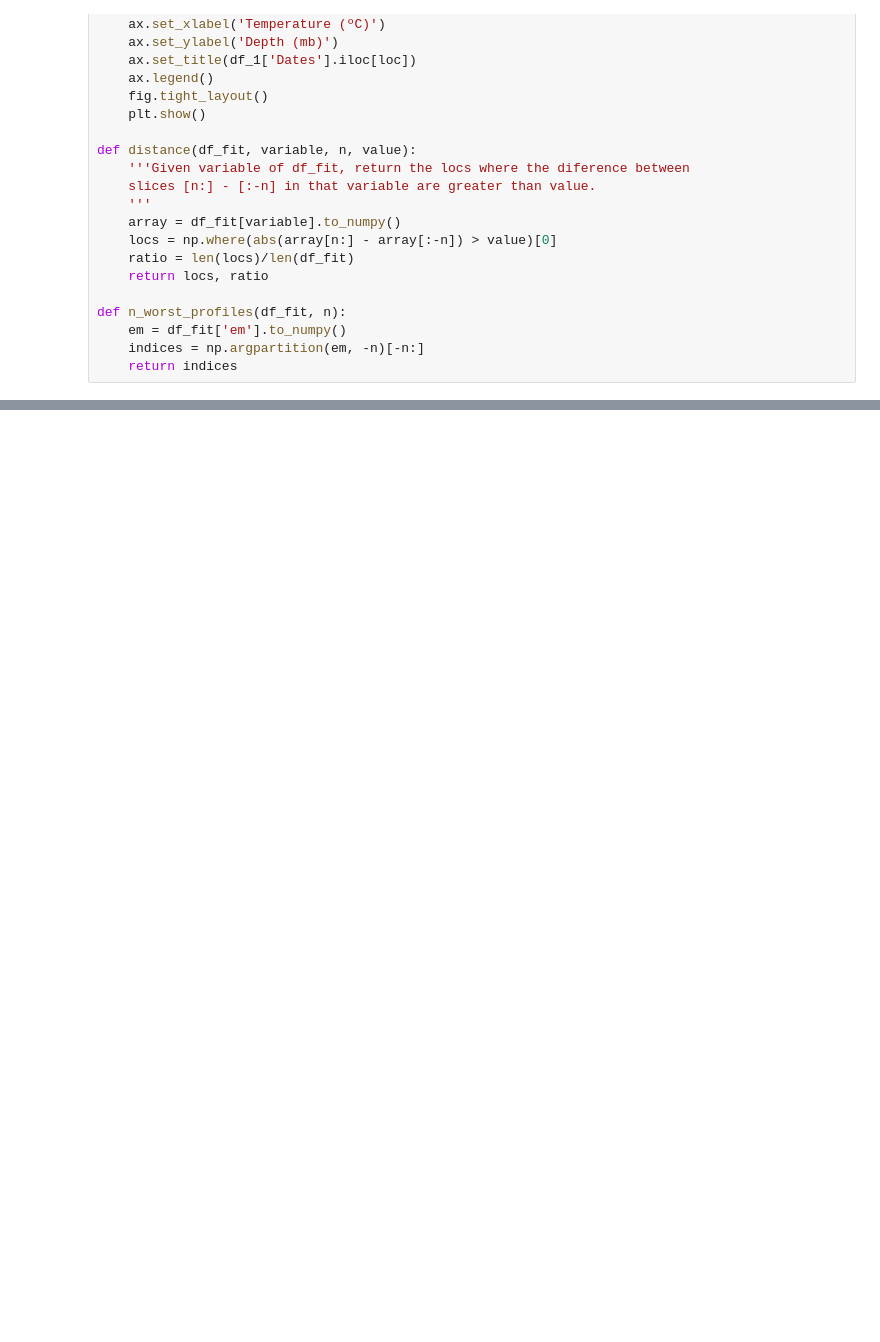
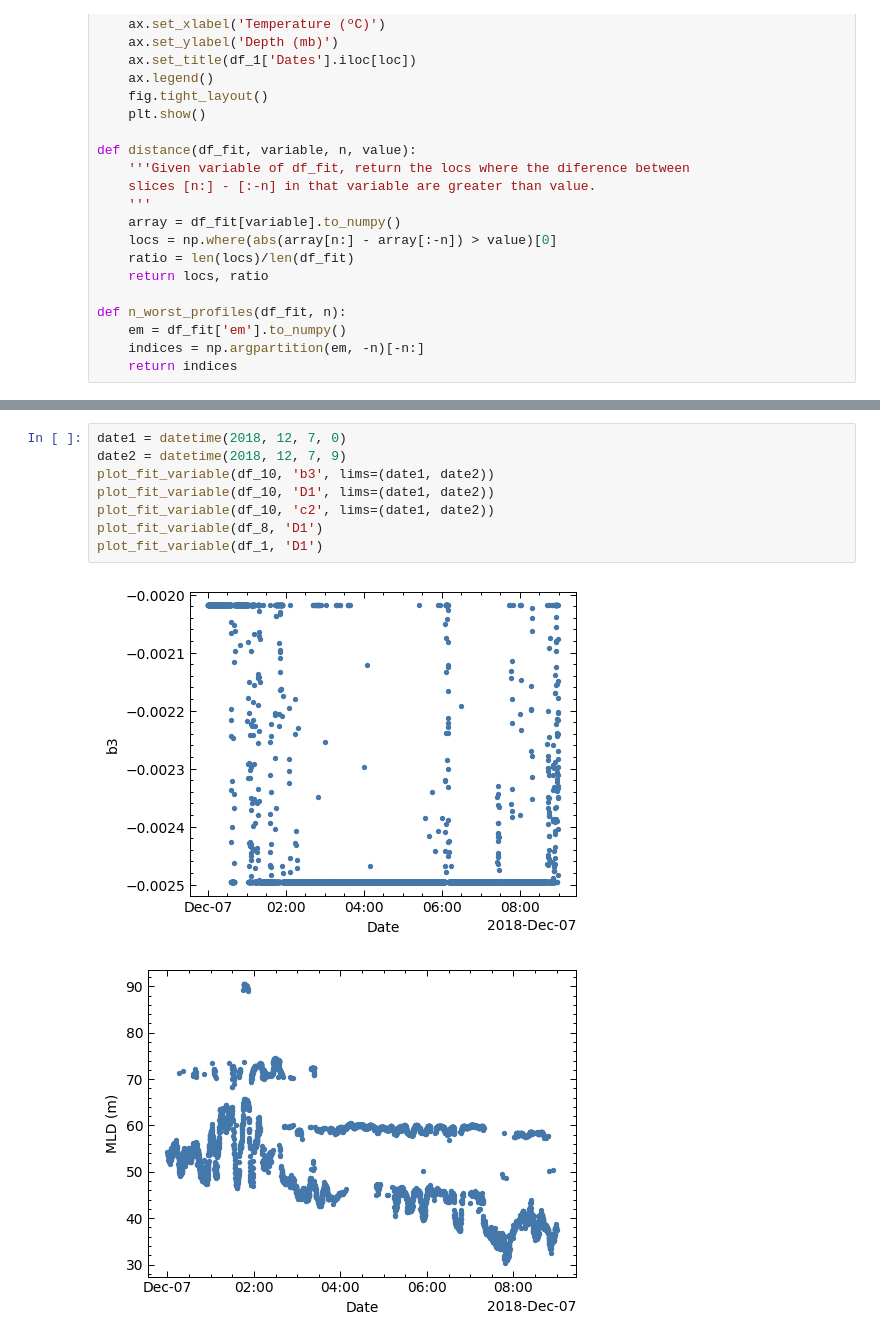
Before and after one commit to manufrn/TFG, a Jupyter notebook: notebooks/Compare_different_SHDRs.ipynb, the cells around one changed output, grey strips where cells are left out. Drawn from its saved outputs; the diff is of its cells as text; blank space fills up the shorter version.

```diff
--- a/notebooks/Compare_different_SHDRs.ipynb
+++ b/notebooks/Compare_different_SHDRs.ipynb
@@ -124,0 +126,11 @@ plot_fit_variable(df_ref_cons_08_12_exp, 'D1')
+# %%
+date1 = datetime(2018, 12, 7, 0)
+date2 = datetime(2018, 12, 7, 9)
+plot_fit_variable(df_10, 'b3', lims=(date1, date2))
+plot_fit_variable(df_10, 'D1', lims=(date1, date2))
+plot_fit_variable(df_10, 'c2', lims=(date1, date2))
+plot_fit_variable(df_8, 'D1')
+plot_fit_variable(df_1, 'D1')
+# %% [output]
+[figure, added]
+[figure, added]
```
Also changed, not shown: parts of 37 cells of this notebook, 7 other files.
